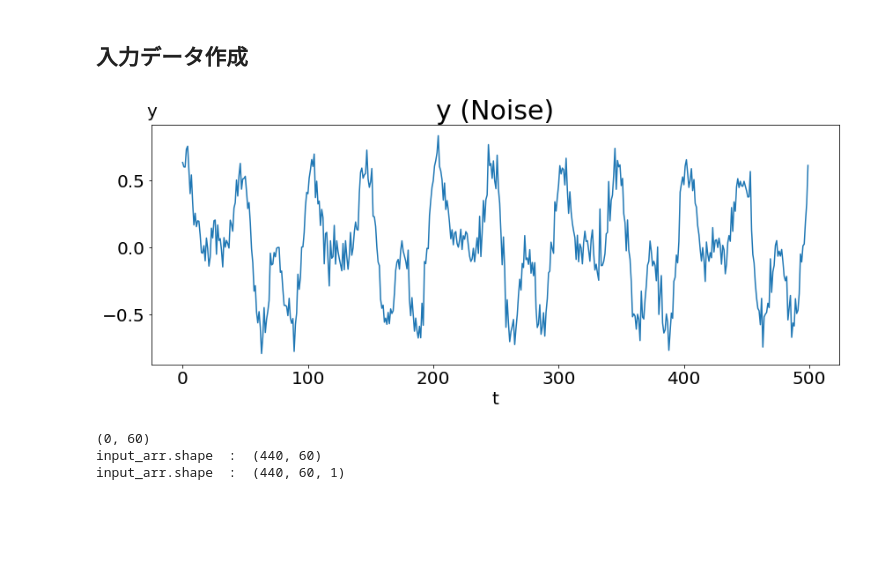
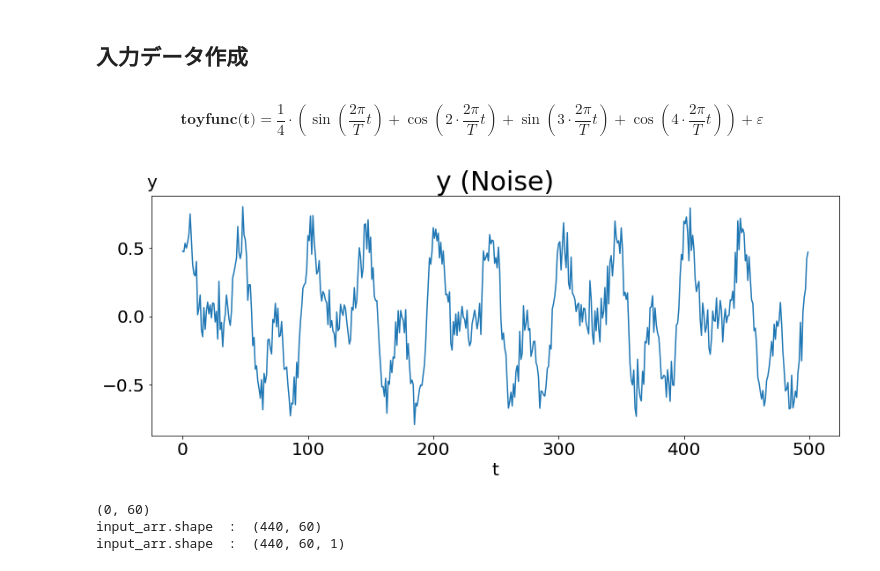
Before and after one commit to pollenjp/article_script, a Jupyter notebook: 20180719_visualize_Conv1d_output__in_kabuku/notebooks/visualize_Conv1d_model__SinCosFunc.ipynb, the cells around one changed output. Cells and saved outputs as stored; diff of their text form; code cells hidden in the pictures; blank space fills up the shorter version.

```diff
--- a/20180719_visualize_Conv1d_output__in_kabuku/notebooks/visualize_Conv1d_model__SinCosFunc.ipynb
+++ b/20180719_visualize_Conv1d_output__in_kabuku/notebooks/visualize_Conv1d_model__SinCosFunc.ipynb
@@ -95,37 +94,44 @@ def toy_func(tStart=0, tStop=100, tStep=1, triAmpl=20, tAmpl=0.5, noiseAmpl=0.05
       ノイズ振幅調整
       """
     t = np.arange(start=tStart, stop=tStop, step=tStep)
-    noise = noiseAmpl * np.random.randn(t.shape[0])  # mean=0, standard_deviation=1
+    noise = np.random.randn(t.shape[0])  # mean=0, standard_deviation=1
     return (t,
             triAmpl * ( mySin(t, period=100)
                         + mySin(t=3*t, period=100)
                         + myCos(t=2*t, period=100)
                         + myCos(t=4*t, period=100) )
-            #+ tAmpl * t
-            + noise )
+            + tAmpl * t
+            + noiseAmpl * noise )
 # %% [markdown]
 ## 入力データ作成
 # %%
 windowsize = 60
 predictsize = 1
+# %% [markdown]
+$$
+\textbf{toyfunc(t)} =
+  \frac{1}{4} \cdot \left(
+    \sin\left( \frac{2\pi}{T} t \right) + \cos\left( 2 \cdot \frac{2\pi}{T} t \right) + \sin\left( 3 \cdot \frac{2\pi}{T} t \right) + \cos\left( 4 \cdot \frac{2\pi}{T} t \right) \right)
+  + \varepsilon
+$$
 # %%
 wave_size = 500
-t, y = toy_func(tStop=wave_size, triAmpl=1./4, tAmpl=0.0, noiseAmpl=0.1)
+t, wave = toy_func(tStop=wave_size, triAmpl=1./4, tAmpl=0.0, noiseAmpl=0.1)
 
 fig = plt.figure(figsize=(14,5))  # (width, height)
 ax = fig.add_subplot(1,1,1)
-ax.plot(t, y)
+ax.plot(t, wave)
 
 title = "y (Noise)"
 ax.set_title(label=title, fontsize=30)
 ax.set_xlabel(xlabel="t", fontsize=20)
 ax.set_ylabel(ylabel="y", fontsize=20, rotation=0)
 ax.yaxis.set_label_coords(x=0.0, y=1.02)
 ax.tick_params(labelsize=20)
 
 plt.show()
 # %% [output]
-[figure, old version]
+[figure, new version]
 # %%
 input_arr = np.empty(shape=(0, windowsize))
 print(input_arr.shape)
```
Also changed, not shown: parts of 48 cells of this notebook, 1 other file.
